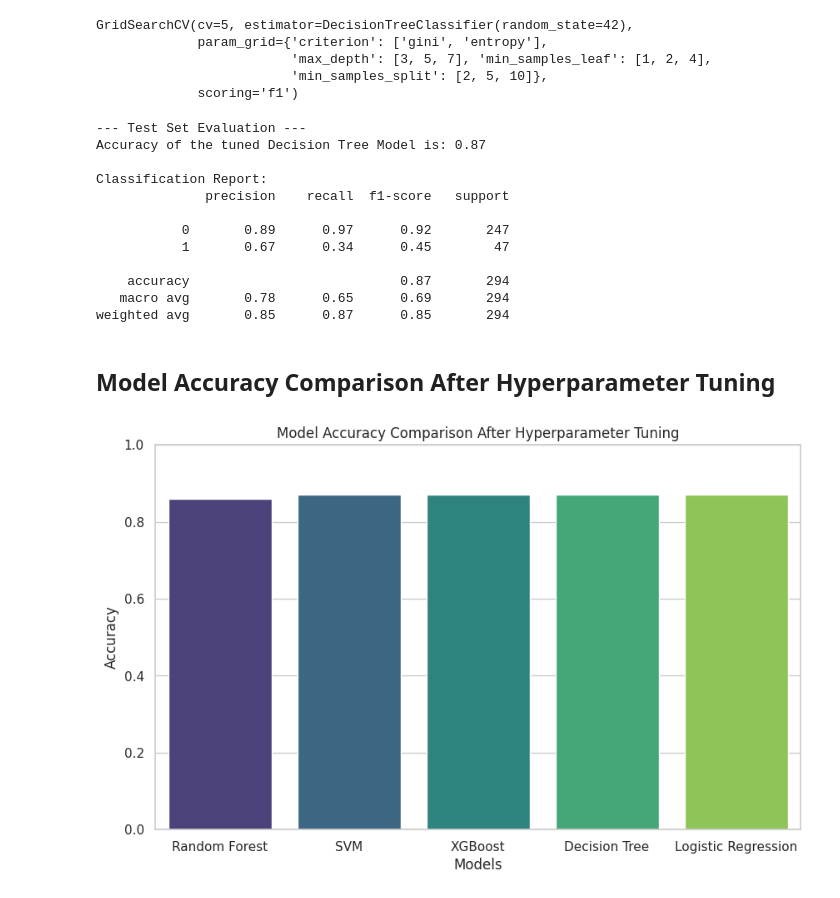
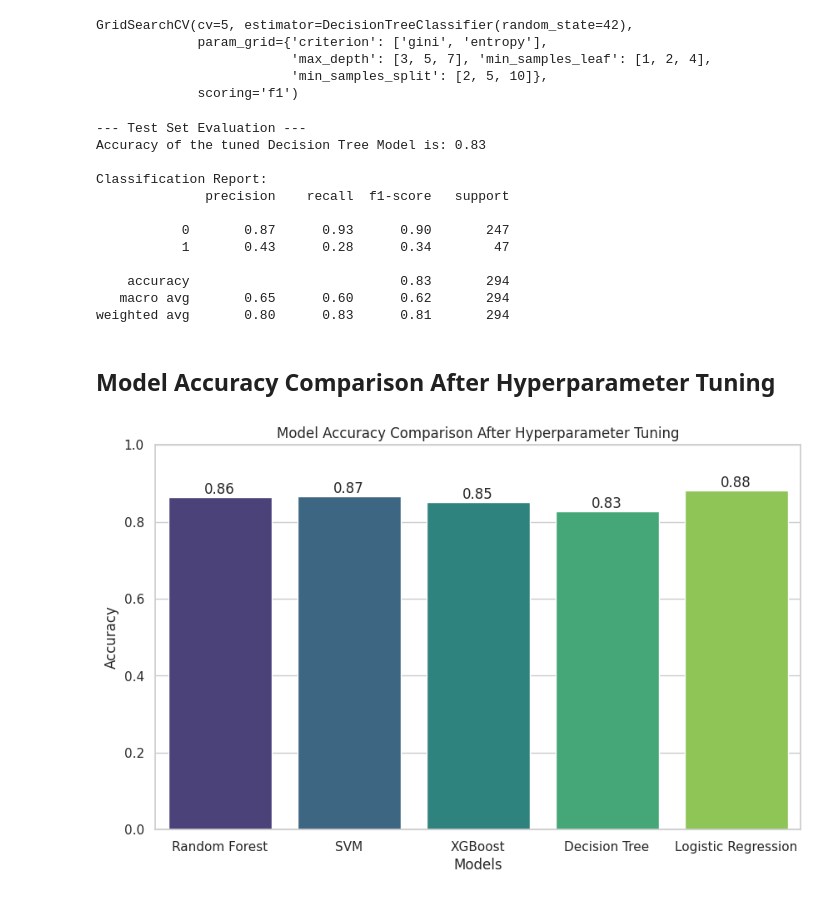
Before and after one commit to michael12-dev/Team-Sentinel, a Jupyter notebook: Team_Sentinel.ipynb, the cells around one changed output. Drawn from its saved outputs; the diff is of its cells as text; code cells hidden in the pictures.

```diff
--- a/Team_Sentinel.ipynb
+++ b/Team_Sentinel.ipynb
@@ -1256,6 +1257,12 @@ GridSearchCV(cv=5,
                          'max_depth': [3, 5, 7], 'scale_pos_weight': [1, 3, 5],
                          'subsample': [0.6, 0.8, 1.0]},
              scoring='f1')
+# %%
+# Get the best model
+tuned_model_xgb = grid_search.best_estimator_
+
+# Make predictions on the unseen test data
+tuned_xgb_pred = tuned_model_xgb.predict(X_test)
 # %%
 # Evaluate the model's final performance
 print("\n--- Test Set Evaluation ---")
@@ -1297,6 +1304,12 @@ GridSearchCV(cv=5, estimator=LogisticRegression(solver='liblinear'),
                          'class_weight': [None, 'balanced'],
                          'penalty': ['l1', 'l2']},
              scoring='f1')
+# %%
+# Get the best model
+tuned_model_lr = grid_search.best_estimator_
+
+# Make predictions on the unseen test data
+tuned_lr_pred = tuned_model_lr.predict(X_test)
 # %%
 # Evaluate the model's final performance
 print("\n--- Test Set Evaluation ---")
@@ -1342,24 +1355,30 @@ GridSearchCV(cv=5, estimator=DecisionTreeClassifier(random_state=42),
                          'max_depth': [3, 5, 7], 'min_samples_leaf': [1, 2, 4],
                          'min_samples_split': [2, 5, 10]},
              scoring='f1')
+# %%
+# Get the best model
+tuned_model_dt = grid_search.best_estimator_
+
+# Make predictions on the unseen test data
+tuned_dt_pred = tuned_model_dt.predict(X_test)
 # %%
 # Evaluate the model's final performance
 print("\n--- Test Set Evaluation ---")
-print(f"Accuracy of the tuned Decision Tree Model is: {accuracy_score(y_test, y_pred):.2f}")
+print(f"Accuracy of the tuned Decision Tree Model is: {accuracy_score(y_test, tuned_dt_pred):.2f}")
 print("\nClassification Report:")
-print(classification_report(y_test, y_pred))
+print(classification_report(y_test, tuned_dt_pred))
 # %% [output]
 --- Test Set Evaluation ---
-Accuracy of the tuned Decision Tree Model is: 0.87
+Accuracy of the tuned Decision Tree Model is: 0.83
 
 Classification Report:
               precision    recall  f1-score   support
 
-           0       0.89      0.97      0.92       247
-           1       0.67      0.34      0.45        47
+           0       0.87      0.93      0.90       247
+           1       0.43      0.28      0.34        47
 
-    accuracy                           0.87       294
-   macro avg       0.78      0.65      0.69       294
-weighted avg       0.85      0.87      0.85       294
+    accuracy                           0.83       294
+   macro avg       0.65      0.60      0.62       294
+weighted avg       0.80      0.83      0.81       294
 # %% [markdown]
 ## Model Accuracy Comparison After Hyperparameter Tuning
@@ -1369,14 +1385,29 @@ accuracies = [0.86, 0.87, 0.87, 0.87, 0.87]
+# %%
+model_names = ['Random Forest', 'SVM', 'XGBoost', 'Decision Tree', 'Logistic Regression']
+
+
+accuracies = [accuracy_score(y_test, tuned_rf_pred),
+ accuracy_score(y_test, tuned_svm_pred),
+  accuracy_score(y_test, tuned_xgb_pred),
+   accuracy_score(y_test, tuned_dt_pred),
+    accuracy_score(y_test, tuned_lr_pred)]
 # %%
-import matplotlib.pyplot as plt
 import seaborn as sns
 
 sns.set(style="whitegrid")
 plt.figure(figsize=(10, 6))
-sns.barplot(x=model_names, y=accuracies, palette="viridis")
+ax = sns.barplot(x=model_names, y=accuracies, palette="viridis")
+
+# Annotate bars with values
+for bar in ax.patches:
+    height = bar.get_height()
+    plt.text(bar.get_x() + bar.get_width()/2.0, height, f'{height:.2f}',
+             ha='center', va='bottom', fontsize=12)
+
 plt.title("Model Accuracy Comparison After Hyperparameter Tuning")
 plt.ylabel("Accuracy")
 plt.ylim(0, 1)
 plt.xlabel("Models")
 plt.show()
 # %% [output]
-[figure, old version]
+[figure, new version]
```
Also changed, not shown: parts of 43 cells of this notebook.
